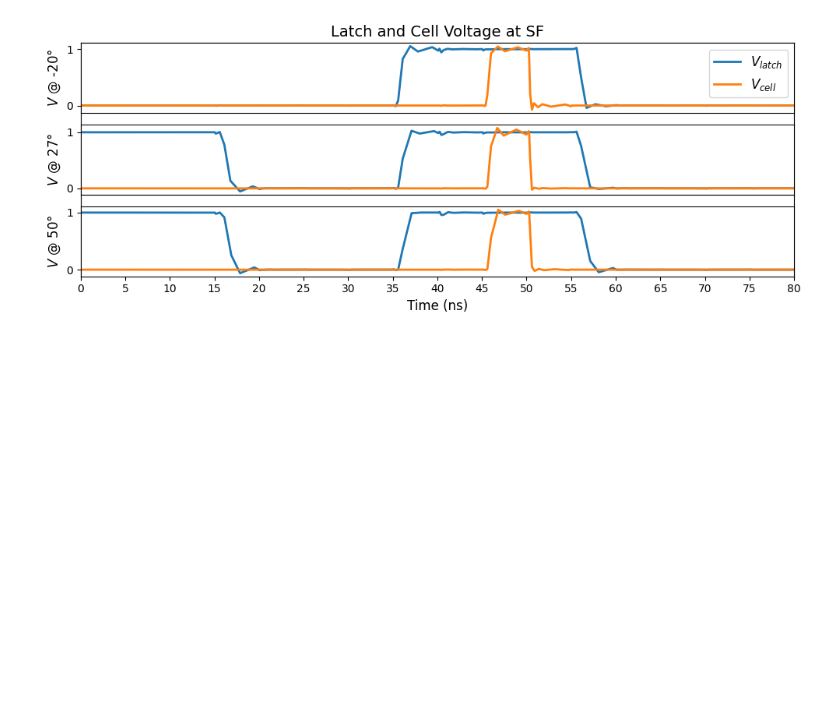
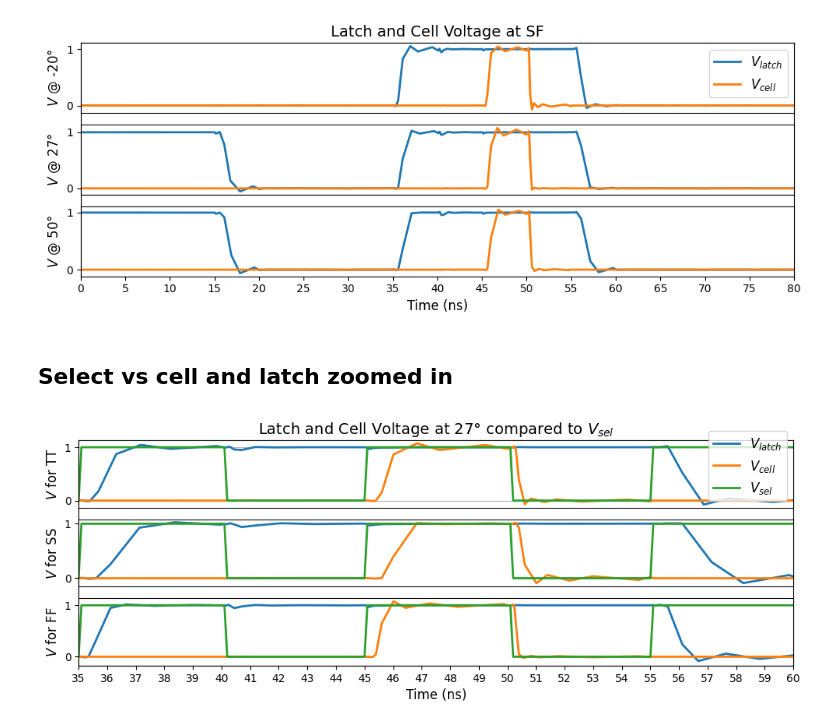
Before and after one commit to Tezyy/Integrated_circuits, a Jupyter notebook: figures/Spice graph/main_creator.ipynb, the cells around one changed output. Cells and saved outputs as stored; diff of their text form; code cells hidden in the pictures; blank space fills up the shorter version.

Commit message:
Diagram latch and cell vs select

```diff
--- a/figures/Spice graph/main_creator.ipynb
+++ b/figures/Spice graph/main_creator.ipynb
@@ -315,3 +315,53 @@ plt.tight_layout()
 plt.show()
 # %% [output]
 [figure]
+# %% [markdown]
+## Select vs cell and latch zoomed in
+# %%
+# Plot the files
+plt.figure(figsize=(10, 4))
+plt.title('Latch and Cell Voltage at 27° compared to $V_{sel}$', fontsize=14)
+
+plt.xticks([])
+plt.yticks([])
+
+plt.subplot(3, 1, 1 )
+plt.plot(main_TT_27['t'], main_TT_27['v_latch'], label='$V_{latch}$', linewidth=2)
+plt.plot(main_TT_27['t'], main_TT_27['v_cell'], label='$V_{cell}$', linewidth=2)
+plt.plot(main_TT_27['t'], main_TT_27['v_sel'], label='$V_{sel}$', linewidth=2)
+plt.legend(fontsize=12)
+plt.ylabel('$V$ for TT', fontsize=12)
+plt.xticks([])
+plt.yticks([0, 1])
+plt.gca().xaxis.set_major_formatter(FuncFormatter(to_nano))
+plt.xlim(35e-9, 60e-9)
+
+
+plt.subplot(3, 1, 2)
+plt.plot(main_SS_27['t'], main_SS_27['v_latch'], label='$V_{latch}$', linewidth=2)
+plt.plot(main_SS_27['t'], main_SS_27['v_cell'], label='$V_{cell}$', linewidth=2)
+plt.plot(main_SS_27['t'], main_SS_27['v_sel'], label='$V_{sel}$', linewidth=2)
+plt.ylabel('$V$ for SS', fontsize=12)
+plt.xticks([])
+plt.yticks([0, 1])
+plt.gca().xaxis.set_major_formatter(FuncFormatter(to_nano))
+plt.xlim(35e-9, 60e-9)
+
+plt.subplot(3, 1, 3)
+plt.plot(main_FF_27['t'], main_FF_27['v_latch'], label='$V_{latch}$', linewidth=2)
+plt.plot(main_FF_27['t'], main_FF_27['v_cell'], label='$V_{cell}$', linewidth=2)
+plt.plot(main_FF_27['t'], main_FF_27['v_sel'], label='$V_{sel}$', linewidth=2)
+plt.xlabel('Time (ns)', fontsize=12)
+plt.ylabel('$V$ for FF', fontsize=12)
+plt.xticks(np.arange(0, 9e-8, 1e-9))
+plt.yticks([0, 1])
+plt.gca().xaxis.set_major_formatter(FuncFormatter(to_nano))
+plt.xlim(35e-9, 60e-9)
+
+# Customize the plot
+plt.tight_layout()
+
+# Display the plot
+plt.show()
+# %% [output]
+[figure, added]
```
Also changed, not shown: 1 other file.
